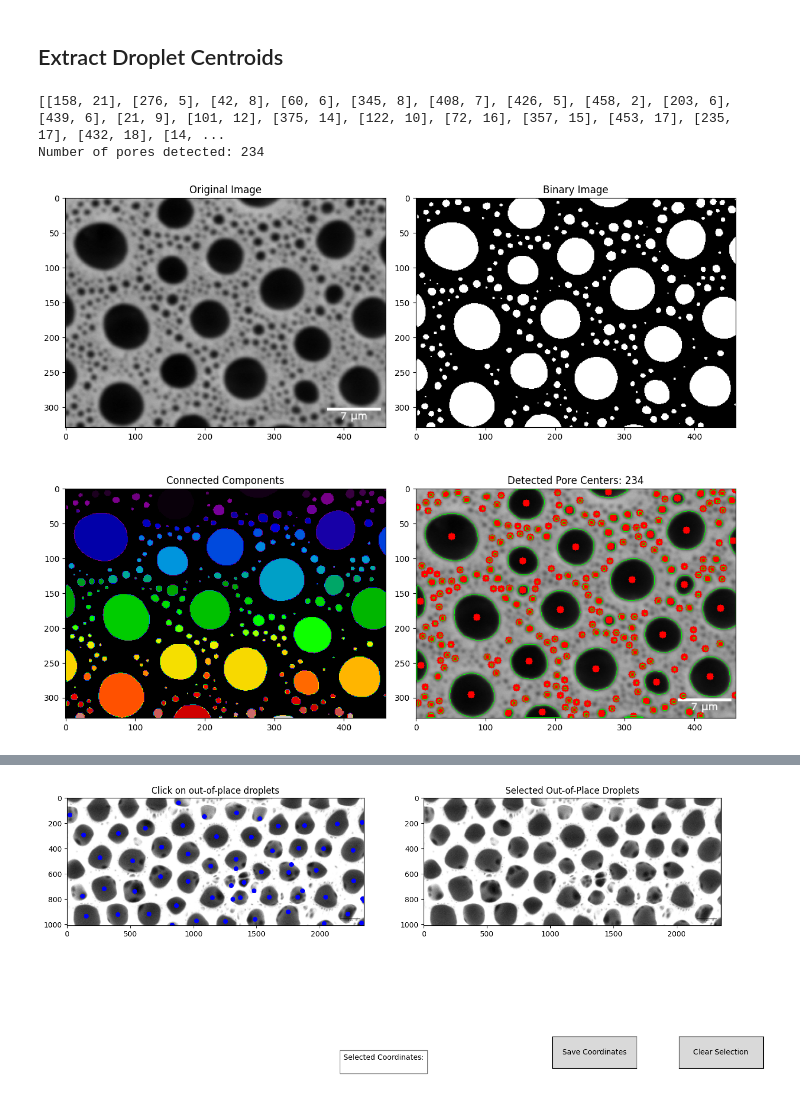
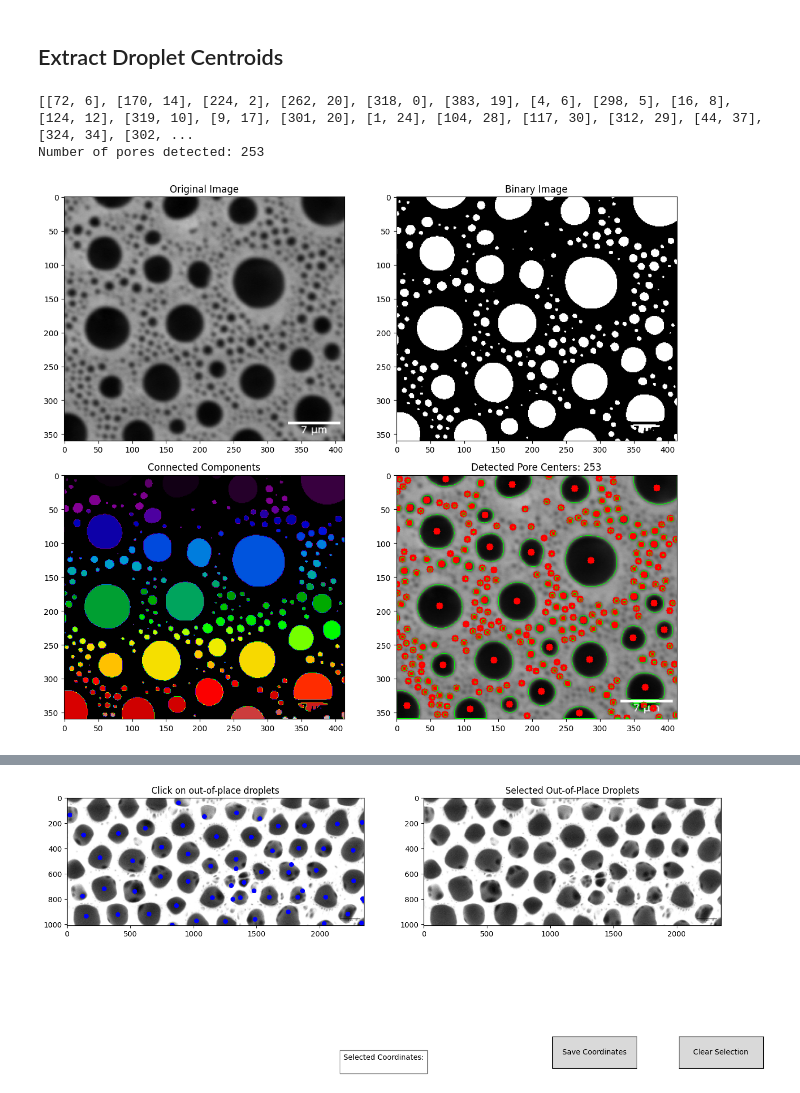
Before and after one commit to lemontang3/Python_Physics, a Jupyter notebook: Voronoi_Analysis.ipynb, the cells around one changed output, grey strips where cells are left out. Saved outputs shown, nothing was run; the diff lists cells and outputs as text; code cells hidden in the pictures.

```diff
--- a/Voronoi_Analysis.ipynb
+++ b/Voronoi_Analysis.ipynb
@@ -44,7 +44,7 @@ import numpy as np
 import matplotlib.pyplot as plt
 
 # Load the image
-image_path = "sample (9)A.png"  # Update with your image path if needed
+image_path = "sample (9)B.png"  # Update with your image path if needed
 image = cv2.imread(image_path, cv2.IMREAD_GRAYSCALE)
 
 # Apply Gaussian blur to reduce noise
@@ -58,7 +58,7 @@ _, binary = cv2.threshold(blurred, 100, 255, cv2.THRESH_BINARY_INV)
 nb_components, labels, stats, centroids = cv2.connectedComponentsWithStats(binary, connectivity=8)
 
 # Filter components by size
-min_size = 3  # Minimum area to consider
+min_size = 0.5 # Minimum area to consider
 max_size = 100000  # Maximum area to consider (to filter out background)
 
 # Create output image for visualization
@@ -105,33 +105,33 @@ plt.title('Original Image')
 plt.subplot(2, 2, 2)
 plt.imshow(binary, cmap='gray')
 plt.title('Binary Image')
 
 # Labeled components (color-coded)
 plt.subplot(2, 2, 3)
 plt.imshow(labels, cmap='nipy_spectral')
 plt.title('Connected Components')
 
 # Final result with centers
 plt.subplot(2, 2, 4)
 plt.imshow(cv2.cvtColor(output_image, cv2.COLOR_BGR2RGB))
 plt.title(f'Detected Pore Centers: {len(filtered_centroids)}')
 
 plt.tight_layout()
 plt.savefig('improved_pore_detection.png', dpi=300)
 plt.show()
 
 # Save the results
 np.save('pore_centroids.npy', filtered_centroids)
 cv2.imwrite('pore_centers.png', output_image)
 
 # Also create a simple visualization showing just the original image with centers
 plt.figure(figsize=(10, 8))
 plt.imshow(image, cmap='gray')
 plt.scatter(filtered_centroids[:, 0], filtered_centroids[:, 1], c='red', s=30)
 plt.title('Detected Droplet Centers')
 plt.savefig('droplet_centers.png', dpi=300)
 plt.show()
 # %% [output]
-[[158, 21], [276, 5], [42, 8], [60, 6], [345, 8], [408, 7], [426, 5], [458, 2], [203, 6], [439, 6], [21, 9], [101, 12], [375, 14], [122, 10], [72, 16], [357, 15], [453, 17], [235, 17], [432, 18], [14, ...
-Number of pores detected: 234
+[[72, 6], [170, 14], [224, 2], [262, 20], [318, 0], [383, 19], [4, 6], [298, 5], [16, 8], [124, 12], [319, 10], [9, 17], [301, 20], [1, 24], [104, 28], [117, 30], [312, 29], [44, 37], [324, 34], [302, ...
+Number of pores detected: 253
-[figure, old version]
+[figure, new version]
```
Also changed, not shown: parts of 8 cells of this notebook, 5 other files.
